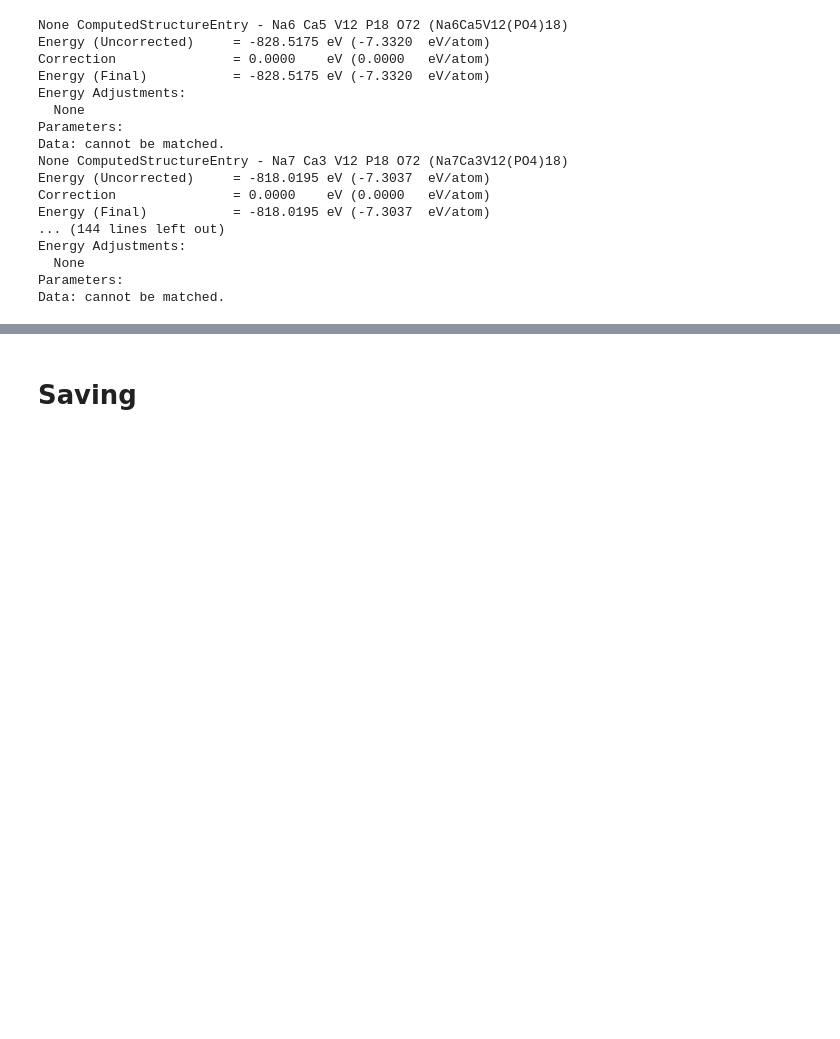
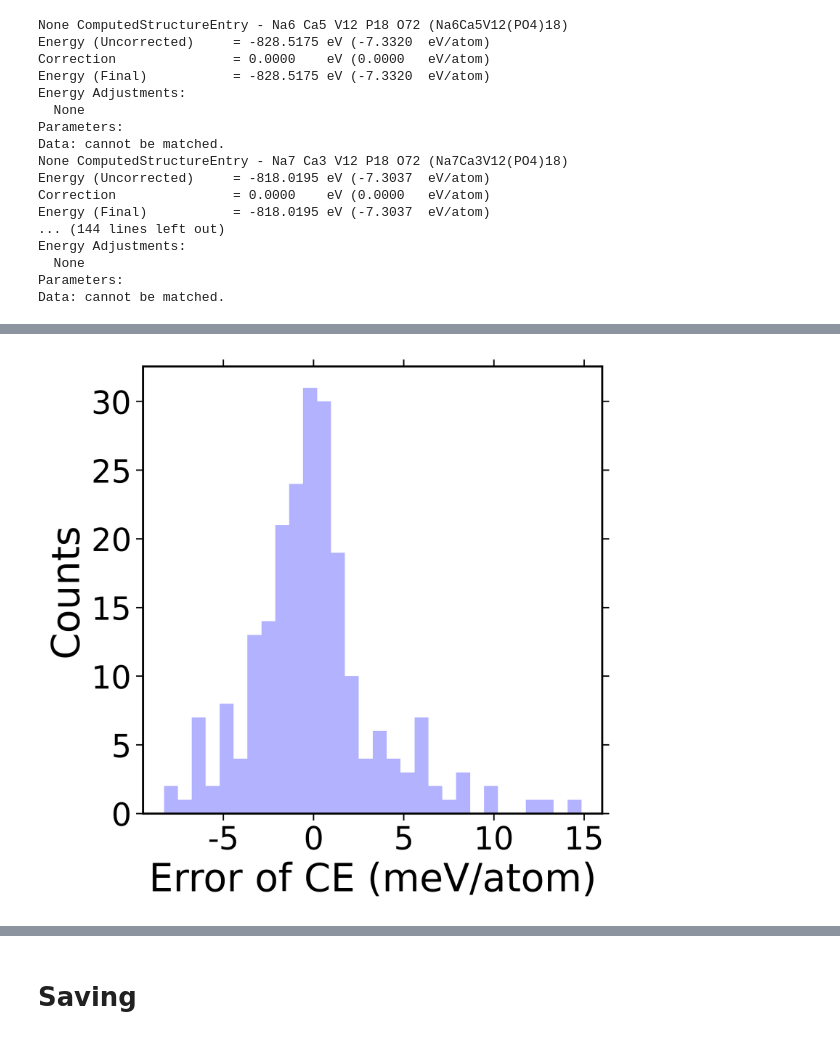
Before and after one commit to YunyeongChoi/CaNaVP, a Jupyter notebook: canvp_centering_vs_noncentering.ipynb, the cells around one changed output, grey strips where cells are left out. Drawn from its saved outputs; the diff is of its cells as text; code cells hidden in the pictures; blank space fills up the shorter version.

```diff
--- a/canvp_centering_vs_noncentering.ipynb
+++ b/canvp_centering_vs_noncentering.ipynb
@@ -749,15 +761,24 @@ set_rc_params()
 # Addition - Draw ternary phase diagram from fitting results.
 # %%
 fitted_energy = {}
+original_energy = {}
 for entry in canvp_entries:
     try:
-        energy = expansion.coefs @ subspace.corr_from_structure(entry.structure) * 3 / canvp_entries[0].structure.num_sites
+        ce_energy = work['ClusterExpansion'].coefs @ subspace.corr_from_structure(entry.structure) * 3 / entry.structure.num_sites
+        dft_energy = entry.energy / entry.structure.num_sites
     except StructureMatchError:
         print("{} cannot be matched.".format(entry))
+        continue
+
     if not entry.structure.formula in fitted_energy:
-        fitted_energy[entry.structure.formula] = [energy]
+        fitted_energy[entry.structure.formula] = [ce_energy]
     else:
-        fitted_energy[entry.structure.formula].append(energy)
+        fitted_energy[entry.structure.formula].append(ce_energy)
+
+    if not entry.structure.formula in original_energy:
+        original_energy[entry.structure.formula] = [dft_energy]
+    else:
+        original_energy[entry.structure.formula].append(dft_energy)
 # %% [output]
 None ComputedStructureEntry - Na6 Ca5 V12 P18 O72 (Na6Ca5V12(PO4)18)
 Energy (Uncorrected)     = -828.5175 eV (-7.3320  eV/atom)
@@ -799,0 +841,25 @@ write_json(fitted_energy, "/Users/yun/Desktop/github_codes/CaNaVP/data/0725_ce_f
+# %%
+fitted_energy_list = []
+original_energy_list = []
+
+for i in fitted_energy:
+    for j in fitted_energy[i]:
+        fitted_energy_list.append(j)
+
+for i in original_energy:
+    for j in original_energy[i]:
+        original_energy_list.append(j)
+# %%
+error_list = []
+for i, j in enumerate(original_energy_list):
+    error_list.append((j - fitted_energy_list[i]) * 1000)
+# %%
+# Fig 1. Distribution after centering & non-centering
+figure(figsize=(6, 6))
+plt.hist(error_list, alpha=0.3, bins=30, color='b')
+plt.xticks([-5, 0, 5, 10, 15])
+plt.xlabel("Error of CE (meV/atom)")
+plt.ylabel("Counts")
+plt.show()
+# %% [output]
+[figure, added]
```
Also changed, not shown: parts of 22 cells of this notebook, 5 other files.
